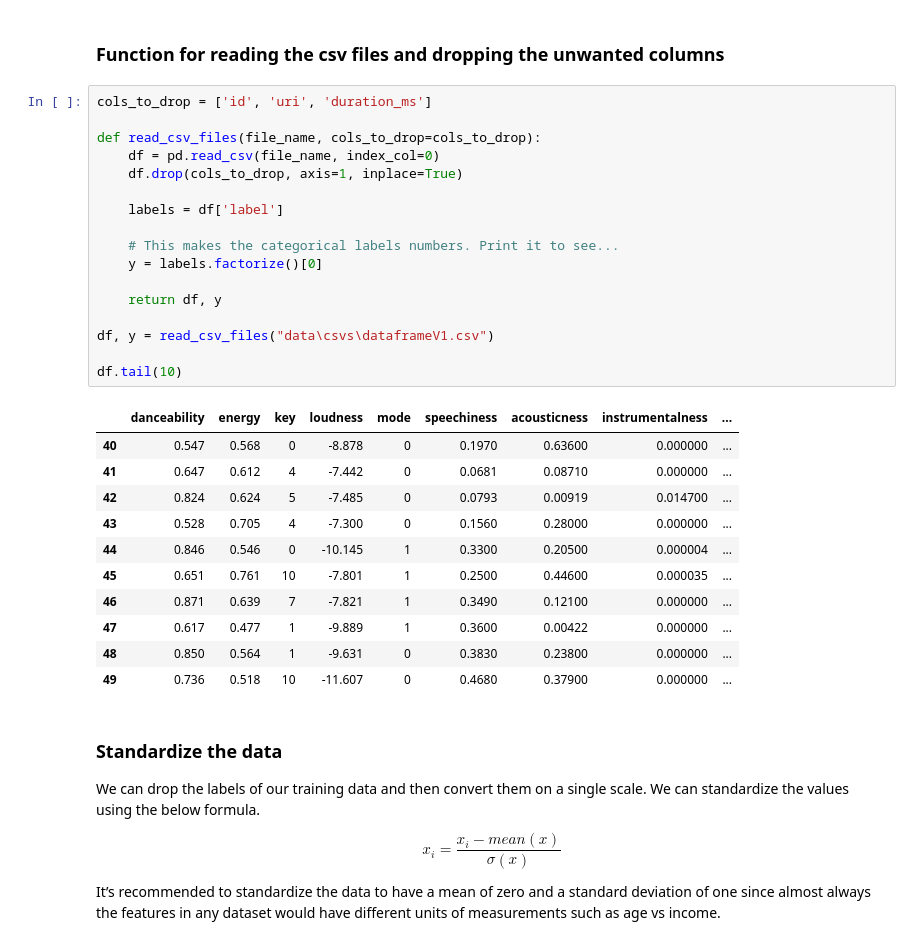
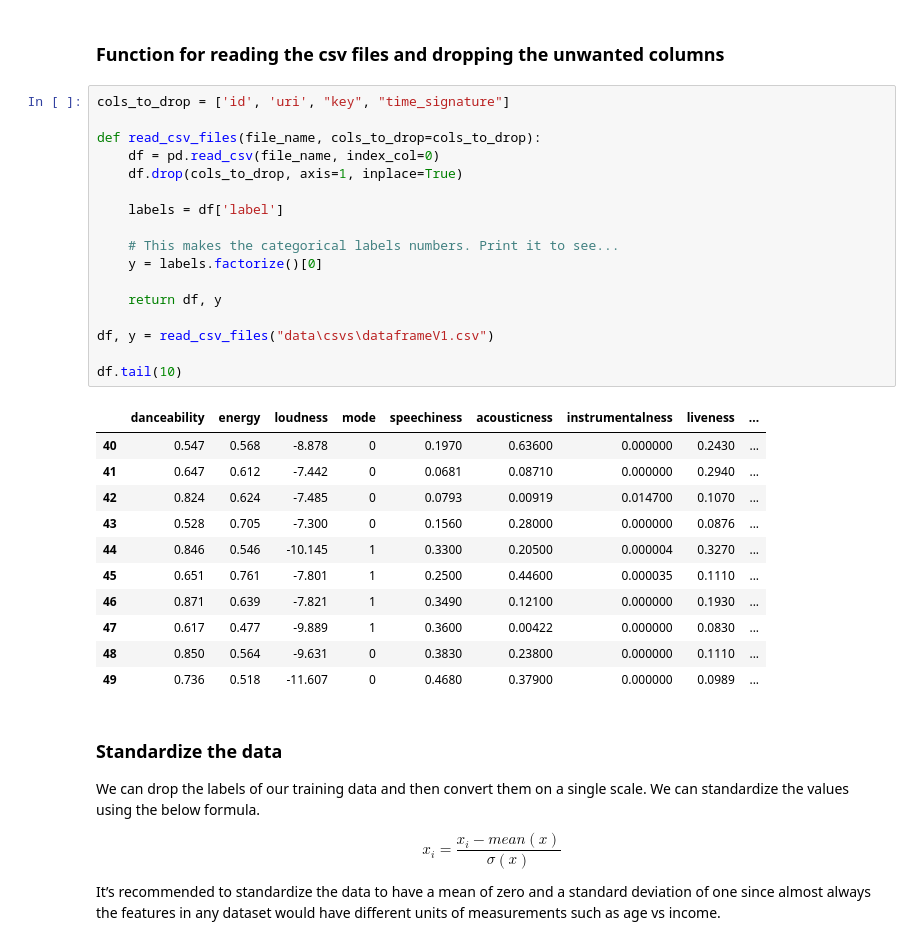
Before and after one commit to Benjamin-Barda/spotyCARLO, a Jupyter notebook: 3-KMeans.ipynb, the cells around one changed output. Drawn from its saved outputs; the diff is of its cells as text.

```diff
--- a/3-KMeans.ipynb
+++ b/3-KMeans.ipynb
@@ -17,34 +17,34 @@ filterwarnings('ignore')
 # %% [markdown]
 ### Function for reading the csv files and dropping the unwanted columns
 # %%
-cols_to_drop = ['id', 'uri', 'duration_ms']
+cols_to_drop = ['id', 'uri', "key", "time_signature"]
 
 def read_csv_files(file_name, cols_to_drop=cols_to_drop):
     df = pd.read_csv(file_name, index_col=0)
     df.drop(cols_to_drop, axis=1, inplace=True)
 
     labels = df['label']
 
     # This makes the categorical labels numbers. Print it to see...
     y = labels.factorize()[0]
 
     return df, y
 
 df, y = read_csv_files("data\csvs\dataframeV1.csv")
 
 df.tail(10)
 # %% [output]
-|  | danceability | energy | key | loudness | mode | speechiness | acousticness | instrumentalness | ... |
-| 40 | 0.547 | 0.568 | 0 | -8.878 | 0 | 0.1970 | 0.63600 | 0.000000 | ... |
-| 41 | 0.647 | 0.612 | 4 | -7.442 | 0 | 0.0681 | 0.08710 | 0.000000 | ... |
-| 42 | 0.824 | 0.624 | 5 | -7.485 | 0 | 0.0793 | 0.00919 | 0.014700 | ... |
-| 43 | 0.528 | 0.705 | 4 | -7.300 | 0 | 0.1560 | 0.28000 | 0.000000 | ... |
-| 44 | 0.846 | 0.546 | 0 | -10.145 | 1 | 0.3300 | 0.20500 | 0.000004 | ... |
-| 45 | 0.651 | 0.761 | 10 | -7.801 | 1 | 0.2500 | 0.44600 | 0.000035 | ... |
-| 46 | 0.871 | 0.639 | 7 | -7.821 | 1 | 0.3490 | 0.12100 | 0.000000 | ... |
-| 47 | 0.617 | 0.477 | 1 | -9.889 | 1 | 0.3600 | 0.00422 | 0.000000 | ... |
-| 48 | 0.850 | 0.564 | 1 | -9.631 | 0 | 0.3830 | 0.23800 | 0.000000 | ... |
-| 49 | 0.736 | 0.518 | 10 | -11.607 | 0 | 0.4680 | 0.37900 | 0.000000 | ... |
+|  | danceability | energy | loudness | mode | speechiness | acousticness | instrumentalness | liveness | ... |
+| 40 | 0.547 | 0.568 | -8.878 | 0 | 0.1970 | 0.63600 | 0.000000 | 0.2430 | ... |
+| 41 | 0.647 | 0.612 | -7.442 | 0 | 0.0681 | 0.08710 | 0.000000 | 0.2940 | ... |
+| 42 | 0.824 | 0.624 | -7.485 | 0 | 0.0793 | 0.00919 | 0.014700 | 0.1070 | ... |
+| 43 | 0.528 | 0.705 | -7.300 | 0 | 0.1560 | 0.28000 | 0.000000 | 0.0876 | ... |
+| 44 | 0.846 | 0.546 | -10.145 | 1 | 0.3300 | 0.20500 | 0.000004 | 0.3270 | ... |
+| 45 | 0.651 | 0.761 | -7.801 | 1 | 0.2500 | 0.44600 | 0.000035 | 0.1110 | ... |
+| 46 | 0.871 | 0.639 | -7.821 | 1 | 0.3490 | 0.12100 | 0.000000 | 0.1930 | ... |
+| 47 | 0.617 | 0.477 | -9.889 | 1 | 0.3600 | 0.00422 | 0.000000 | 0.0830 | ... |
+| 48 | 0.850 | 0.564 | -9.631 | 0 | 0.3830 | 0.23800 | 0.000000 | 0.1110 | ... |
+| 49 | 0.736 | 0.518 | -11.607 | 0 | 0.4680 | 0.37900 | 0.000000 | 0.0989 | ... |
 # %% [markdown]
 ### Standardize the data
 
```
Also changed, not shown: parts of 12 cells of this notebook.
